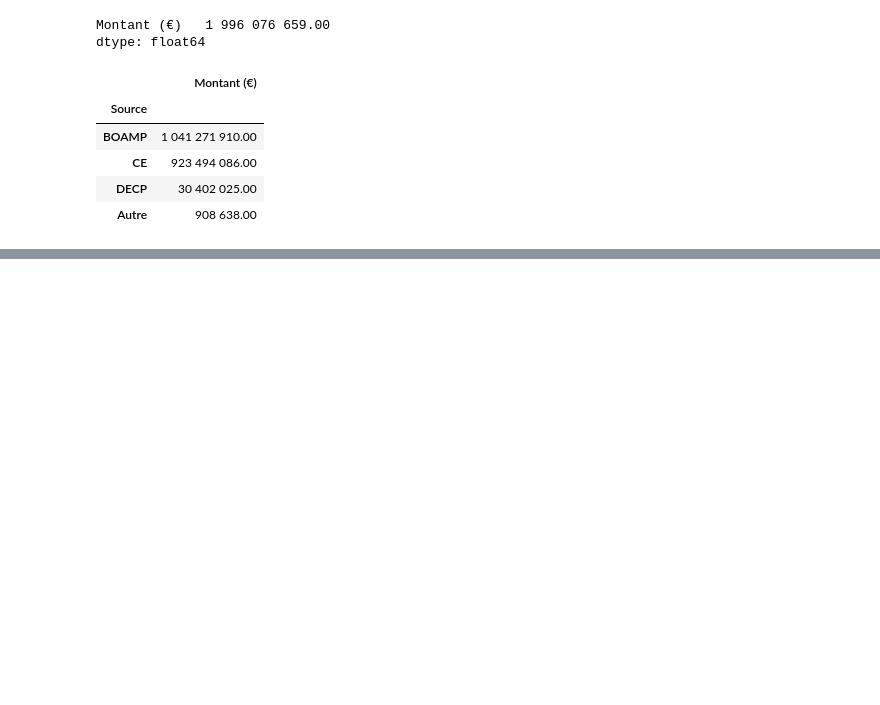
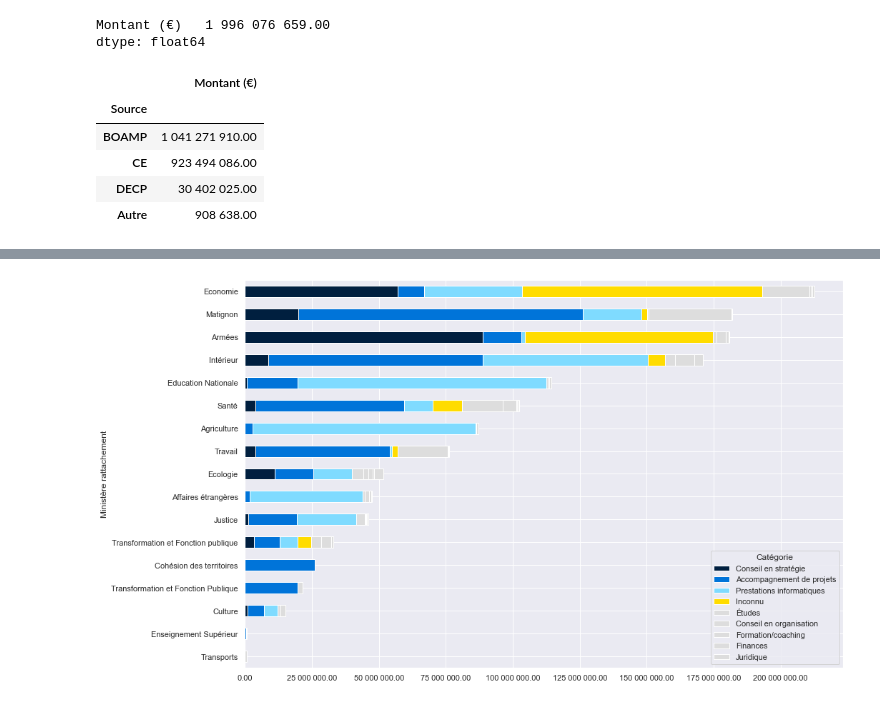
Before and after one commit to taniki/notebooks, a Jupyter notebook: sénat - cabinets de conseil/décodeurs.ipynb, the cells around one changed output, grey strips where cells are left out. Cells and saved outputs as stored; diff of their text form; code cells hidden in the pictures; blank space fills up the shorter version.

Commit message:
ajoute un graphique de répartition des montants

```diff
--- a/sénat - cabinets de conseil/décodeurs.ipynb
+++ b/sénat - cabinets de conseil/décodeurs.ipynb
@@ -10,0 +6,3 @@ pd.set_option("display.float_format", lambda x: '{:,.2f}'.format(x).replace(",",
+# %%
+sns.set_theme()
+# sns.set_palette("rocket")
@@ -240,0 +285,11 @@ dtype: float64
+# %%
+categories_dist = (missions
+     .groupby(["Catégorie"])
+     .sum()
+     .sort_values(by="Montant (€)", ascending=False)
+     .style
+         .pipe(pretty)
+         .bar(subset="Montant (€)")
+)
+
+categories_dist
@@ -240,0 +333,16 @@ dtype: float64
+# %%
+(missions
+    .pivot_table(index="Ministère rattachement", columns="Catégorie", values="Montant (€)", aggfunc="sum")
+    .reindex((missions
+        .pivot_table(index="Ministère rattachement", values="Montant (€)", aggfunc="sum")
+        .sort_values(by="Montant (€)", ascending=True)
+        .index
+    ))
+    .reindex(list(reversed(categories_dist.index[:2]))+list(categories_dist.index[2:]), axis=1)
+    .plot
+    .barh(stacked=True, figsize=(15,10), color=["#001f3f", "#0074D9", "#7FDBFF", "#FFDC00"]+ [ "#DDDDDD" for c in  categories_dist.index[1:]])
+    .xaxis.set_major_formatter(lambda x, pos: '{:,.f}'.format(x).replace(",", " "))
+    # .legend(bbox_to_anchor=(1.02, 1), loc='upper left', borderaxespad=0)
+)
+# %% [output]
+[figure, added]
```
Also changed, not shown: parts of 26 cells of this notebook.
